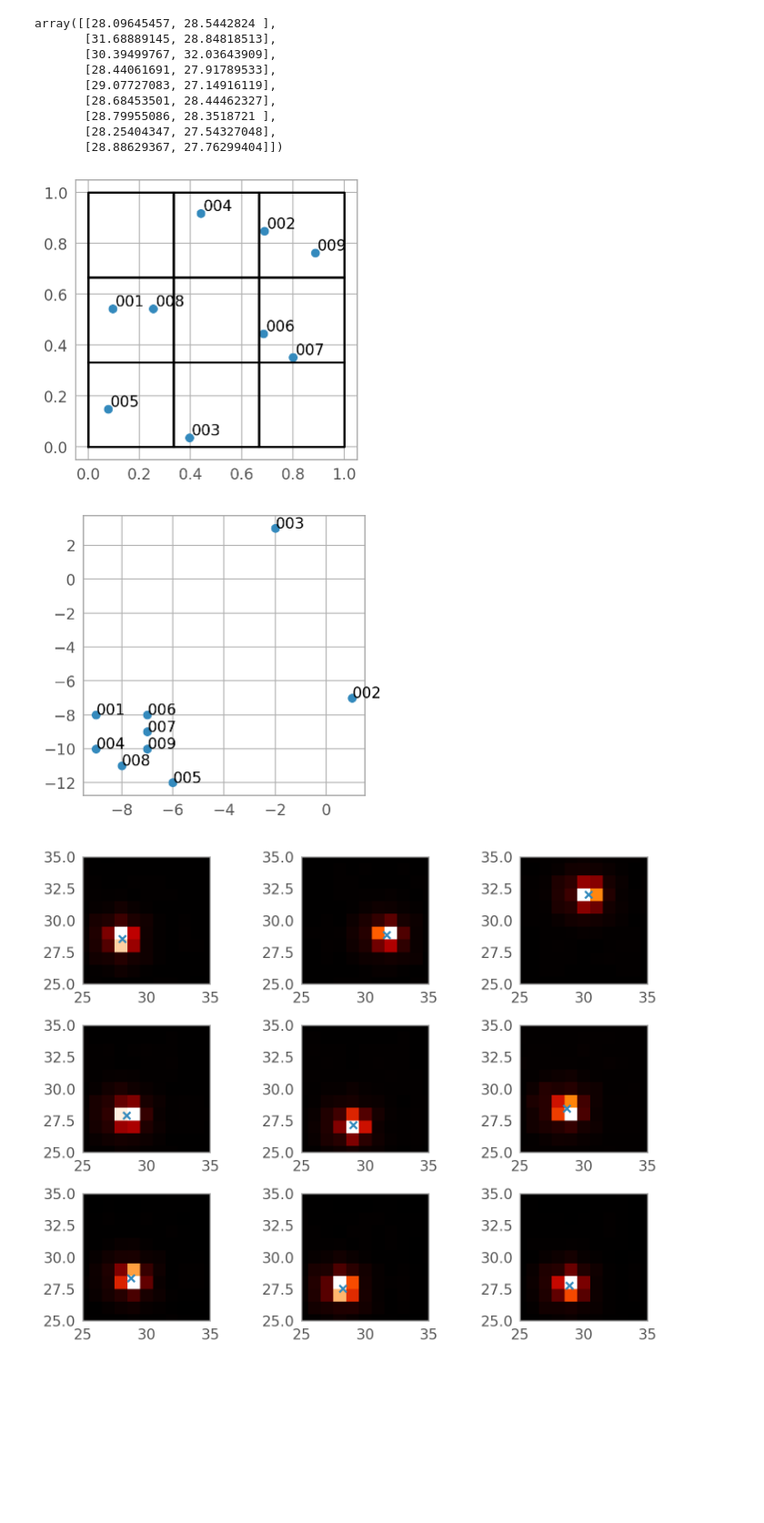
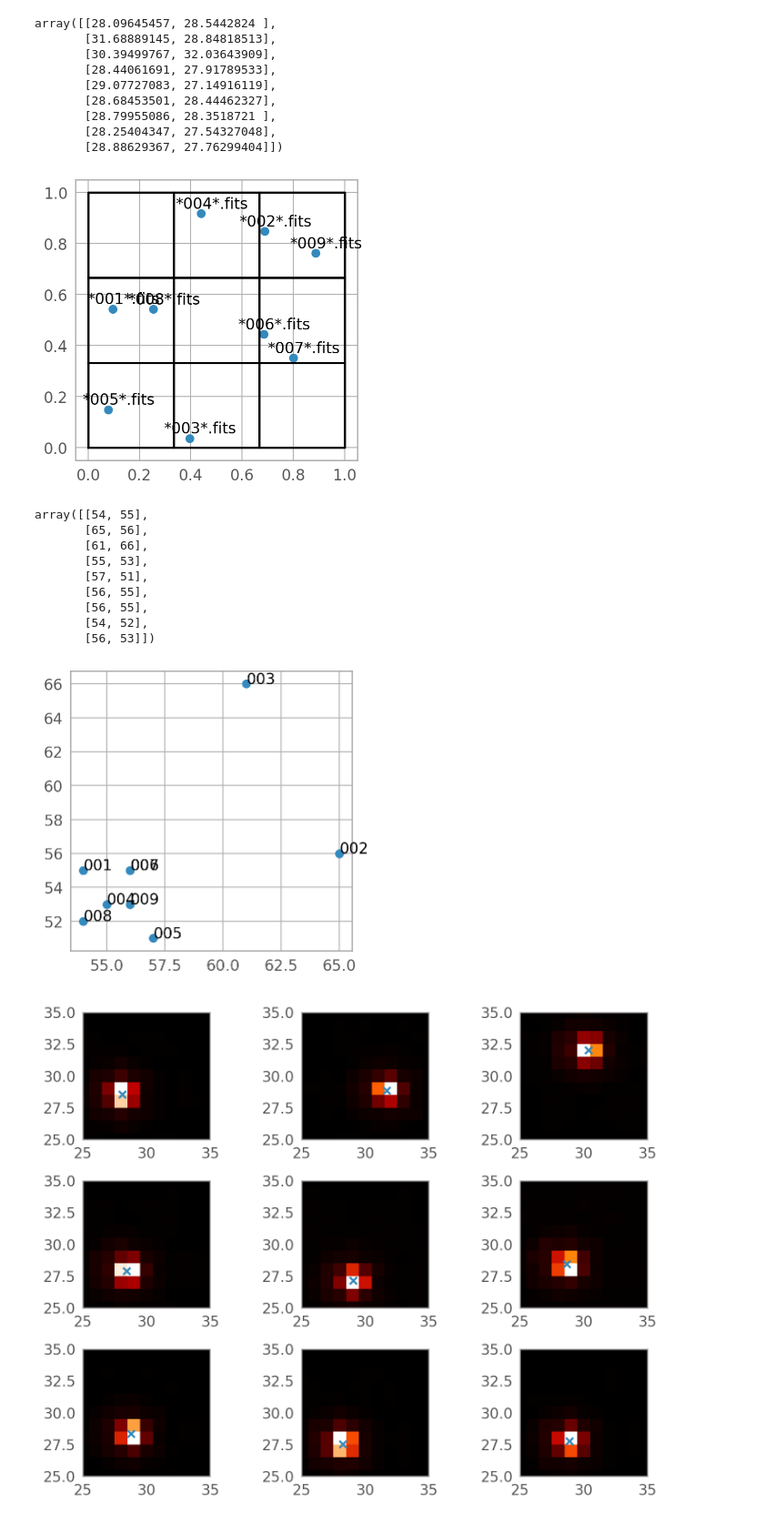
Before and after one commit to Chisen-Lupus/proper-dither, a Jupyter notebook: demo.ipynb, the cells around one changed output. Shown at 91% size. Drawn from its saved outputs; the diff is of its cells as text; code cells hidden in the pictures; blank space fills up the shorter version.

```diff
--- a/demo.ipynb
+++ b/demo.ipynb
@@ -336,7 +336,7 @@ centroid_floor = centroids-np.floor(centroids)
 plt.figure(figsize=[4, 4])
 plt.scatter(*centroid_floor.T)
 for i in range(9):
-    plt.text(centroid_floor[i, 0]+0.01, centroid_floor[i, 1]+0.01, cutout_paths[i][47:50])
+    plt.text(centroid_floor[i, 0]-0.1, centroid_floor[i, 1]+0.02, '*'+cutout_paths[i][47:50]+'*.fits')
 plt.plot([0, 1, 1, 0, 0], [0, 0, 1, 1, 0], c='k')
 plt.plot([0, 1], [1/3, 1/3], c='k')
 plt.plot([0, 1], [2/3, 2/3], c='k')
@@ -345,31 +345,43 @@ plt.plot([2/3, 2/3], [0, 1], c='k')
 
 manual_shift = np.array([[0, 1], [1, 2], [1, 0], [0, 2], [0, 0], [2, 1], [2, 0], [1, 1], [2, 2]])
 # %% [output]
-[figure, old version]
+[figure, new version]
 # %%
 
 factor = 3
 nx0, ny0 = data.shape
 nx = nx0*factor
 ny = ny0*factor
 X, Y = np.meshgrid(np.arange(nx)/nx, np.arange(ny)/ny)
 
-# centroids_large = (centroids*factor).astype(np.int64) - nx//2
-centroids_large = np.floor(centroids).astype(np.int64)*factor + manual_shift - nx//2
+# centroids_large = centroids*factor - nx//2
+centroids_large = (centroids*factor).astype(np.int64) - nx//2
+# centroids_large = np.floor(centroids).astype(np.int64)*factor + manual_shift - nx//2
 # centroids_large = (centroids).astype(np.int64)*factor + np.array(np.meshgrid([0, 1, 2], [0, 1, 2])).reshape(2, 9).T
 
 
 plt.figure(figsize=[4, 4])
 plt.scatter(*centroids_large.T)
 for i in range(9):
     plt.text(centroids_large[i, 0]+0.01, centroids_large[i, 1]+0.01, cutout_paths[i][47:50])
 # plt.plot([0, 1, 1, 0, 0], [0, 0, 1, 1, 0], c='k')
 # plt.plot([0, 1], [1/3, 1/3], c='k')
 # plt.plot([0, 1], [2/3, 2/3], c='k')
 # plt.plot([1/3, 1/3], [0, 1], c='k')
 # plt.plot([2/3, 2/3], [0, 1], c='k')
+
+centroids_large
 # %% [output]
+array([[54, 55],
+       [65, 56],
+       [61, 66],
+       [55, 53],
+       [57, 51],
+       [56, 55],
+       [56, 55],
+       [54, 52],
+       [56, 53]])
-[figure, old version]
+[figure, new version]
 # %%
 fig, axs = plt.subplots(3, 3)
 axs = axs.flat
```
Also changed, not shown: parts of 43 cells of this notebook.
